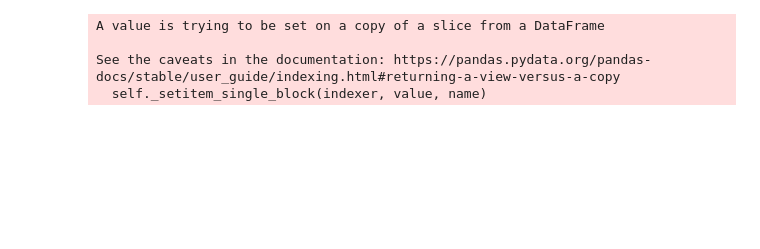
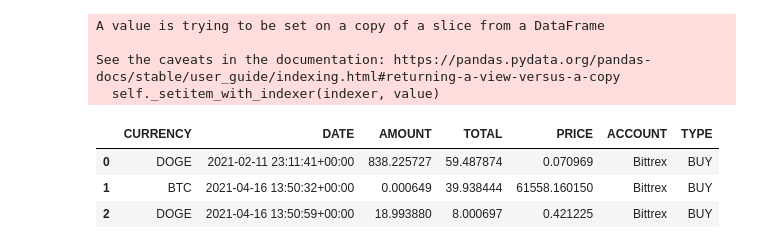
Before and after one commit to simonhansedasi/crypto_dash, a Jupyter notebook: Untitled.ipynb, the cells around one changed output. Saved outputs shown, nothing was run; the diff lists cells and outputs as text; code cells hidden in the pictures; blank space fills up the shorter version.

Commit message:
added stuff

```diff
--- a/Untitled.ipynb
+++ b/Untitled.ipynb
@@ -95,0 +192,34 @@ for variable_name in variable_list:
+# %%
+nexo_raw = pd.read_csv("~/stuff/coding/crypto_dash/data/20220311_nexo.csv")
+nexo = nexo_raw
+nexo = nexo.drop("Transaction",axis=1)
+nexo = nexo.drop("Details",axis=1)
+nexo = nexo.drop("Outstanding Loan",axis=1)
+nexo = nexo.drop("USD Equivalent",axis=1)
+nexo.rename(columns = {"Currency":"CURRENCY",
+                       "Type":"TYPE",
+                       "Amount":"AMOUNT",
+                       "Date / Time":"DATE",
+#                        "USD Equivalent":"TOTAL"
+                      },
+           inplace = True)
+
+idx = nexo.index[nexo["TYPE"] == "Deposit"]
+d = nexo.loc[idx]
+d["TYPE"]="deposit"
+idx = nexo.index[nexo["TYPE"] == "Withdrawal"]
+w = nexo.loc[idx]
+w["TYPE"]="withdrawal"
+idx = nexo.index[nexo["TYPE"] == "Interest"]
+i = nexo.loc[idx]
+i["TYPE"]="interest"
+
+nexo["DATE"] = pd.to_datetime(nexo["DATE"],utc=True)
+nexos_idx = nexo.index[nexo["CURRENCY"]=="NEXONEXO"]
+nexos = nexo.loc[nexos_idx]
+nexos["CURRENCY"] = "NEXO"
+nexos
+nex_idx = nexo.index[nexo["CURRENCY"] == "NEXONEXO"]
+nex = nexo.loc[nex_idx]
+nex["CURRENCY"]="NEXO"
+nex
@@ -166,37 +374,39 @@ bittrex_21_raw  = pd.read_csv("~/stuff/coding/crypto_dash/data/2021_bittrex.csv"
 bitt = bittrex_21_raw
 bitt["Exchange"] = bitt["Exchange"].str[4:]
 bitt = bitt.drop("Uuid",axis=1)
 bitt = bitt.drop("OrderType",axis=1)
 bitt = bitt.drop("QuantityRemaining",axis=1)
 bitt = bitt.drop("Commission",axis=1)
 bitt = bitt.drop("IsConditional",axis=1)
 bitt = bitt.drop("Condition",axis=1)
 bitt = bitt.drop("ConditionTarget",axis=1)
 bitt = bitt.drop("ImmediateOrCancel",axis=1)
 bitt = bitt.drop("Closed",axis=1)
 bitt = bitt.drop("TimeInForceTypeId",axis=1)
 bitt = bitt.drop("TimeInForce",axis=1)
 bitt = bitt.drop("Limit",axis=1)
 
 bitt.rename(columns = {"Exchange":"CURRENCY",
                        "TimeStamp":"DATE",
                        "Quantity":"AMOUNT",
                        "Price":"TOTAL",
                        "PricePerUnit":"PRICE"},
             inplace = True)
-
+bitt["ACCOUNT"] = "Bittrex"
+bitt["TYPE"] = "BUY"
+bitt["DATE"] = pd.to_datetime(bitt["DATE"],utc=True)
 for i in bitt["AMOUNT"]:
 #     print(i)
     q = bitt.index[bitt["AMOUNT"] == i]
     bitt["AMOUNT"].loc[q] = (float(i) * random.random())
     bitt["TOTAL"] = bitt["AMOUNT"] * bitt["PRICE"]
-
-bitt["ACCOUNT"] = "Bittrex"
-bitt["TYPE"] = "BUY"
-bitt["DATE"] = pd.to_datetime(bitt["DATE"],utc=True)
-# bitt.sort_values(by="DATE")
+bitt.sort_values(by="DATE")
 # %% [output]
 A value is trying to be set on a copy of a slice from a DataFrame
 
 See the caveats in the documentation: https://pandas.pydata.org/pandas-docs/stable/user_guide/indexing.html#returning-a-view-versus-a-copy
-  self._setitem_single_block(indexer, value, name)
+  self._setitem_with_indexer(indexer, value)
+|  | CURRENCY | DATE | AMOUNT | TOTAL | PRICE | ACCOUNT | TYPE |
+| 0 | DOGE | 2021-02-11 23:11:41+00:00 | 838.225727 | 59.487874 | 0.070969 | Bittrex | BUY |
+| 1 | BTC | 2021-04-16 13:50:32+00:00 | 0.000649 | 39.938444 | 61558.160150 | Bittrex | BUY |
+| 2 | DOGE | 2021-04-16 13:50:59+00:00 | 18.993880 | 8.000697 | 0.421225 | Bittrex | BUY |
```
Also changed, not shown: parts of 11 cells of this notebook, 10 other files.
